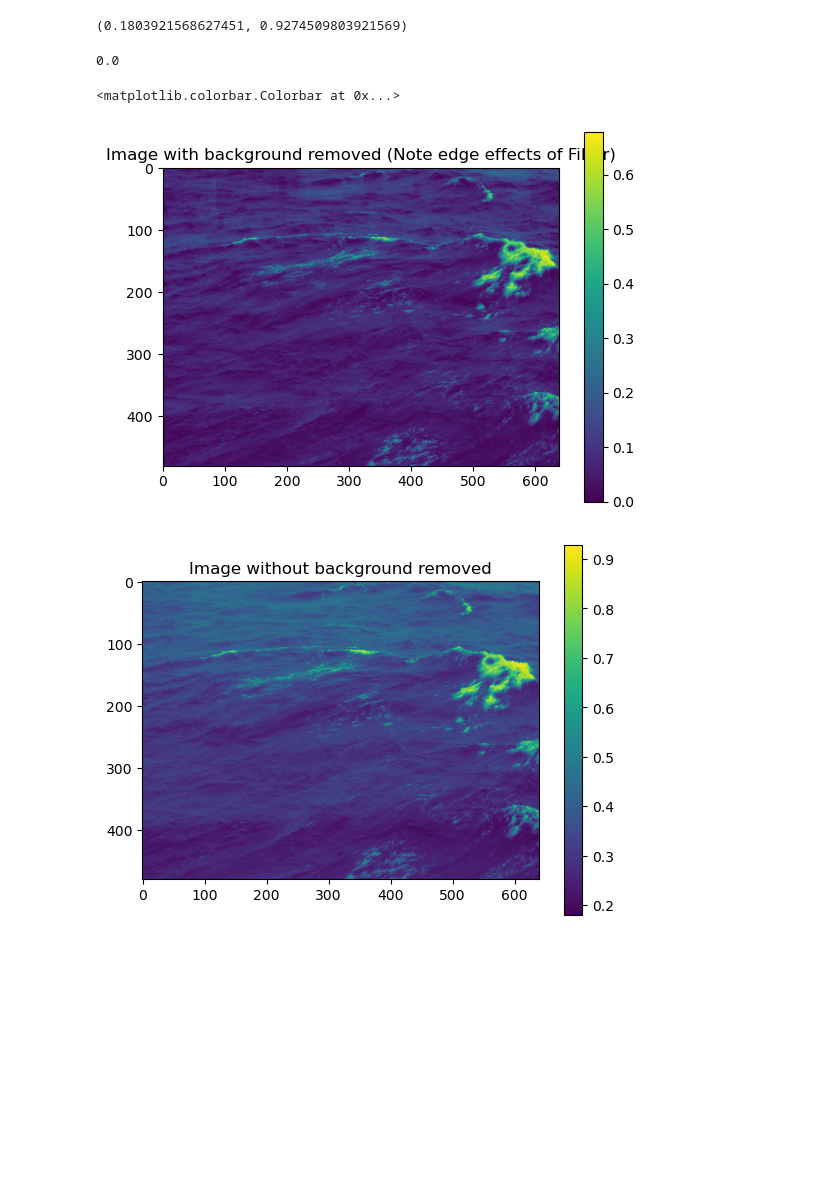
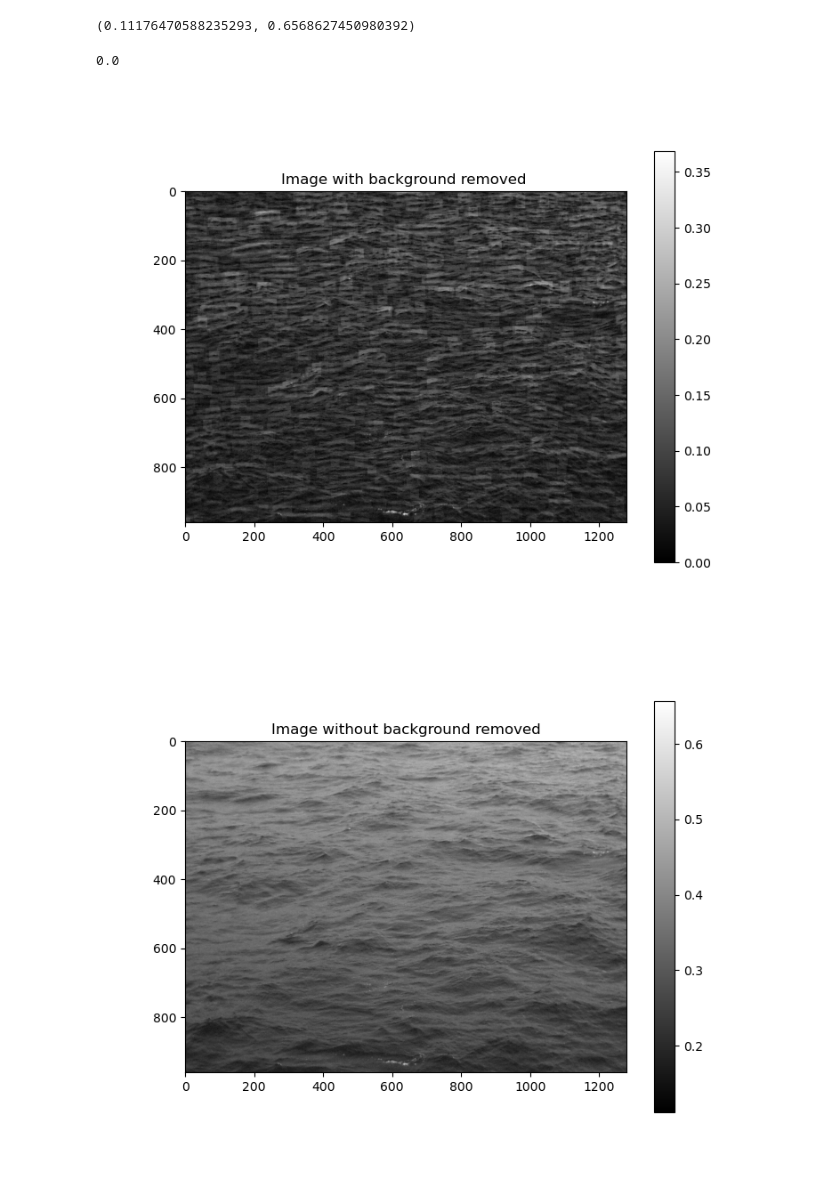
Before and after one commit to irene146/whitecaps, a Jupyter notebook: v1.1.ipynb, the cells around one changed output. Drawn from its saved outputs; the diff is of its cells as text; code cells hidden in the pictures; blank space fills up the shorter version.

```diff
--- a/v1.1.ipynb
+++ b/v1.1.ipynb
@@ -10,15 +11,16 @@ from scipy.ndimage import generic_filter
 # %%
-image_path = 'C:/Users/ica/OneDrive - Plymouth Marine Laboratory/vscode/whitecaps/Stbd_2011_07_03_10_00_00.jpg'
+image_path = 'C:/Users/ica/OneDrive - Plymouth Marine Laboratory/vscode/whitecaps/data/Stbd_2011_06_26_22_00_00.jpg'
 # %%
 im = io.imread(image_path).astype(np.float64)
 #convert pixels into numbes
 # %%
+
 im=im/255
 im_rg = (im[:,:,0] + im[:,:,1]) / 2
 im_rg.min(), im_rg.max()
 #turn into grayscale (0 to 1)
 # %% [output]
-(0.1803921568627451, 0.9274509803921569)
+(0.11176470588235293, 0.6568627450980392)
 # %%
 
 def moving_min(block):
@@ -30,7 +32,7 @@ def moving_min(block):
     return np.nanmin(block) * np.ones_like(block)
 # %%
 #applies funciton with a 50x50 block for the whole image
-background = ndi.minimum_filter(im_rg, size=(50, 50))
+background = ndi.minimum_filter(im_rg, size=(25, 25))
 # %%
 #background_smoothed = filters.gaussian(background, sigma=10) #singma is amount of smoothing
 
@@ -43,19 +45,21 @@ im_subtracted.min()
 # %%
 plt.figure(1)
 plt.clf()
-plt.title('Image with background removed (Note edge effects of Filter)')
-plt.imshow(im_subtracted)
+plt.title('Image with background removed ')
+plt.imshow(im_subtracted, cmap='gray')
 plt.colorbar()
+plt.show()
+
 
 plt.figure(2)
 plt.clf()
 plt.title('Image without background removed')
-plt.imshow(im_rg)
+plt.imshow(im_rg, cmap='gray')
 plt.colorbar()
+plt.show()
 # %% [output]
-<matplotlib.colorbar.Colorbar at 0x...>
-[figure, old version]
+[figure, new version]
-[figure, old version]
+[figure, new version]
 # %%
 intensity_vector = np.arange(0, np.nanmax(im_subtracted)*0.9, 0.01)
 '''
```
Also changed, not shown: parts of 12 cells of this notebook.
